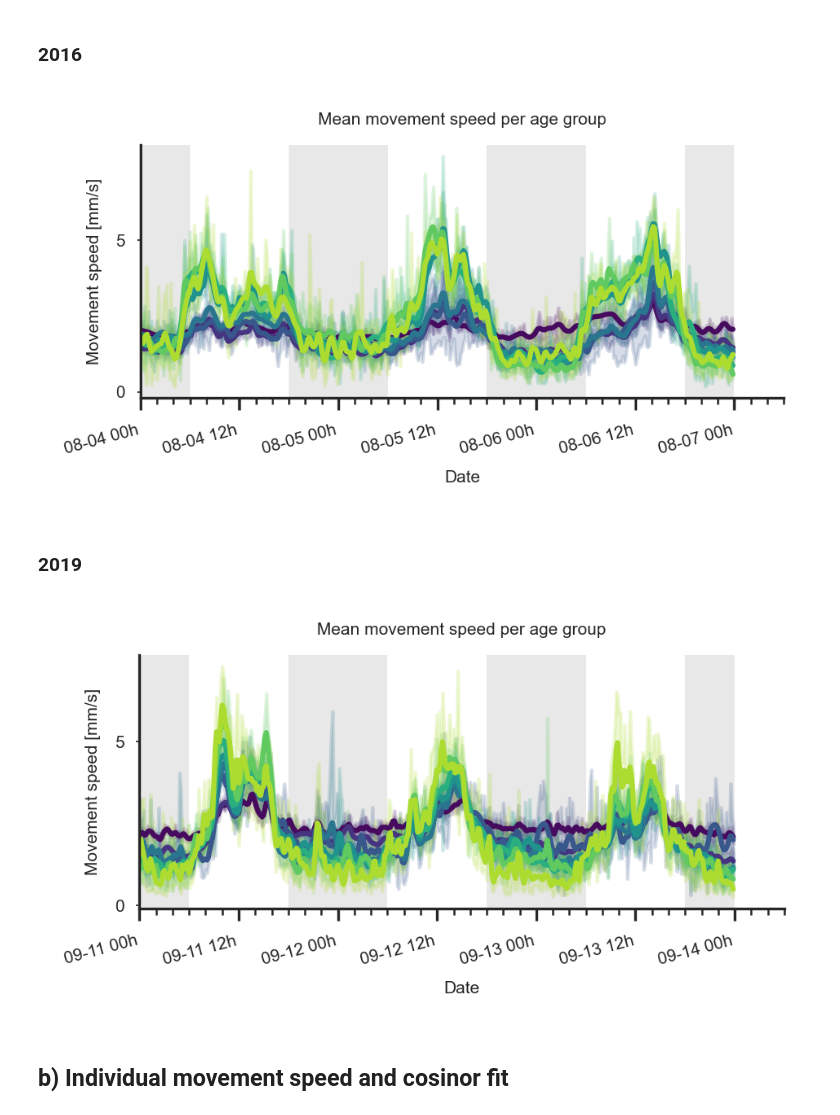
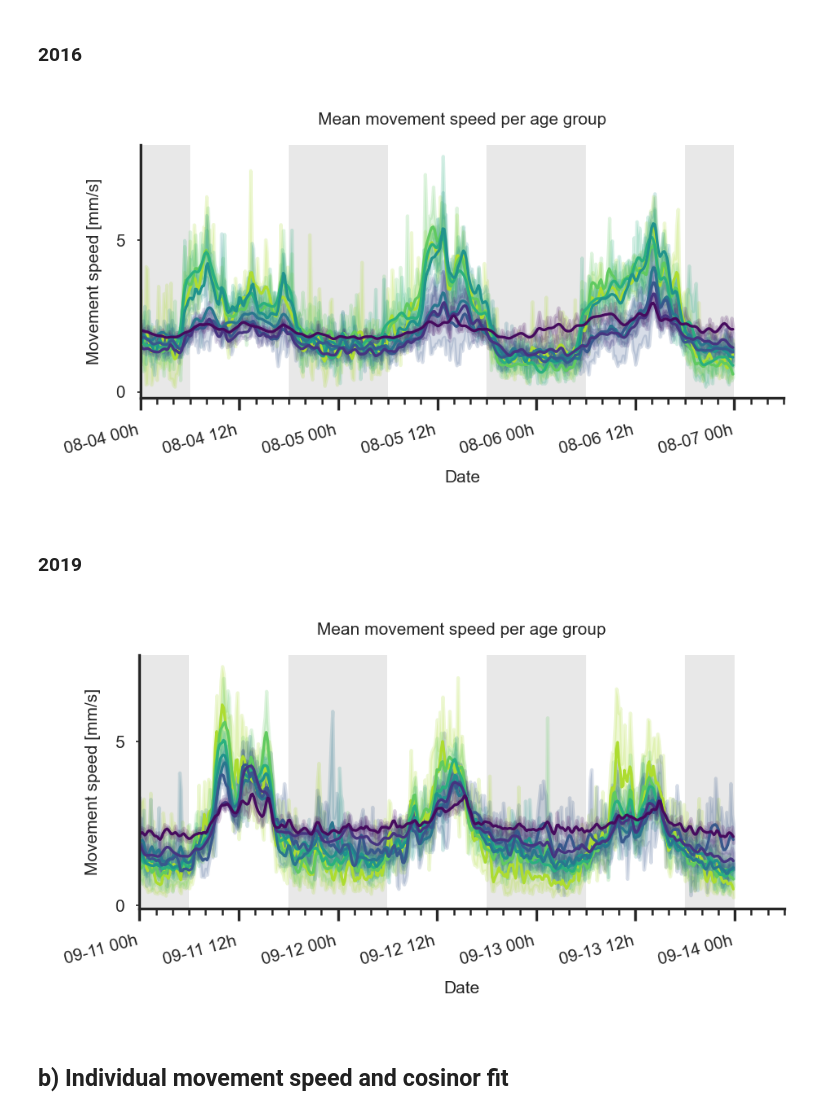
Before and after one commit to BioroboticsLab/speedtransfer, a Jupyter notebook: figures/figure_panel_1.ipynb, the cells around one changed output. Cells and saved outputs as stored; diff of their text form; code cells hidden in the pictures.

Commit message:
updated code figure 1

```diff
--- a/figures/figure_panel_1.ipynb
+++ b/figures/figure_panel_1.ipynb
@@ -81,11 +81,12 @@ velocity_df_2016 = binning.add_bins_to_df(velocity_df_2016, bins=[0, 4, 9, 14, 1
 # create color palette from age bins
 palette = bb_rhythm.plotting.create_age_color_palette(
         sorted(df_2016_plt["Age [days]"].unique()), "Age [days]", df_2016_plt
-    )
+    )[::-1]
 
 # get speed subset from time window
 dt_from = pd.to_datetime(datetime.datetime(2016, 8, 4), utc=True)
 dt_to = pd.to_datetime(datetime.datetime(2016, 8, 7), utc=True)
+velocity_df_2016["date"] = pd.to_datetime(velocity_df_2016["date"])
 velocity_df_2016_subperiod = velocity_df_2016[((velocity_df_2016["date"] >= dt_from) & (velocity_df_2016["date"] < dt_to))].copy()
 # %%
 fig, axs = plt.subplots(1, 1, figsize=(3.4, 1.35), dpi=300)
@@ -99,7 +100,8 @@ bb_rhythm.plotting.plot_smoothed_age_velocity_over_time(
     palette,
     "Age [days]",
     velocity_df_2016_subperiod,
-    hue_order=sorted(df_2016_plt["Age [days]"].unique())
+    hue_order=sorted(df_2016_plt["Age [days]"].unique())[::-1],
+    linewidth=0.8,
 )
 
 # x-axis settings
@@ -127,7 +129,7 @@ sns.despine(ax=axs)
 plt.savefig(os.path.join("imgs", "panel_1_a_2016.svg"), bbox_inches="tight")
 plt.savefig(os.path.join("imgs", "panel_1_a_2016.png"), bbox_inches="tight")
 # %% [output]
-[figure, old version]
+[figure, new version]
 # %% [markdown]
 ### 2019
 # %%
@@ -140,11 +142,12 @@ velocity_df_2019 = binning.add_bins_to_df(velocity_df_2019, bins=[0, 4, 9, 14, 1
 # create color palette from age bins
 palette = bb_rhythm.plotting.create_age_color_palette(
         sorted(df_2019_plt["Age [days]"].unique()), "Age [days]", df_2019_plt
-    )
+    )[::-1]
 
 # get speed subset from time window
 dt_from = pd.to_datetime(datetime.datetime(2019, 9, 11), utc=True)
 dt_to = pd.to_datetime(datetime.datetime(2019, 9, 14), utc=True)
+velocity_df_2019["date"] = pd.to_datetime(velocity_df_2019["date"])
 velocity_df_2019_subperiod = velocity_df_2019[((velocity_df_2019["date"] >= dt_from) & (velocity_df_2019["date"] < dt_to))].copy()
 # %%
 fig, axs = plt.subplots(1, 1, figsize=(3.4, 1.35), dpi=300)
@@ -158,35 +161,36 @@ bb_rhythm.plotting.plot_smoothed_age_velocity_over_time(
     palette,
     "Age [days]",
     velocity_df_2019_subperiod,
-    hue_order=sorted(df_2019_plt["Age [days]"].unique())
+    hue_order=sorted(df_2019_plt["Age [days]"].unique())[::-1],
+    linewidth=0.8,
 )
 
 # x-axis settings
 axs.set_xlim(dt_from, dt_to + datetime.timedelta(hours=6))
 date_form = matplotlib.dates.DateFormatter("%m-%d %Hh")
 axs.xaxis.set_major_formatter(date_form)
 axs.xaxis.set_minor_locator(mdates.HourLocator(byhour=[2, 4, 6, 8, 10, 14, 16, 18, 20, 22]))
 axs.set_xlabel("Date")
 axs.set_xticks(axs.get_xticks().tolist())
 axs.set_xticklabels(axs.get_xticklabels(), rotation=15, ha='right')
 
 # y-axis settings
 axs.set_ylabel('Movement speed [mm/s]')
 axs.yaxis.set_major_locator(ticker.MultipleLocator(5))
 
 # legend settings
 axs.legend().remove()
 
 # figure settings
 axs.set_title("Mean movement speed per age group", fontsize=rcParams['axes.labelsize'])
 axs.tick_params(which='minor', length=2)
 sns.despine(ax=axs)
 
 # save fig
 plt.savefig(os.path.join("imgs", "panel_1_a_2019.svg"), bbox_inches="tight")
 plt.savefig(os.path.join("imgs", "panel_1_a_2019.png"), bbox_inches="tight")
 # %% [output]
-[figure, old version]
+[figure, new version]
 # %% [markdown]
 ## b) Individual movement speed and cosinor fit
 # %% [markdown]
```
Also changed, not shown: parts of 7 cells of this notebook.
